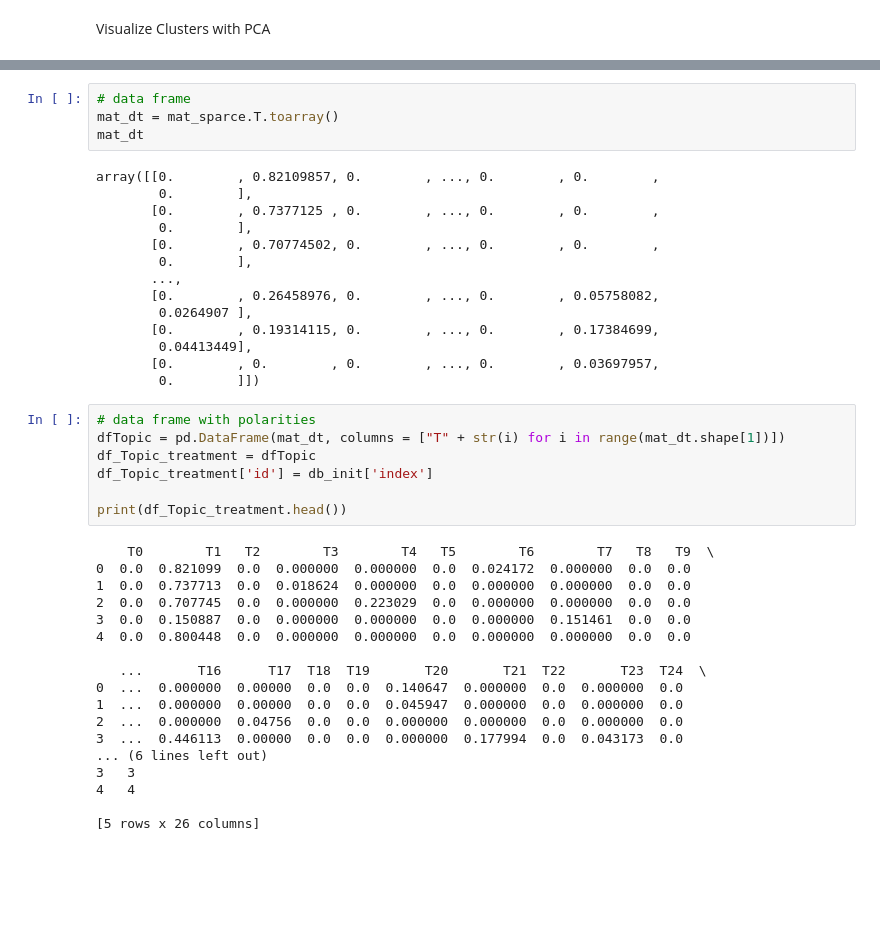
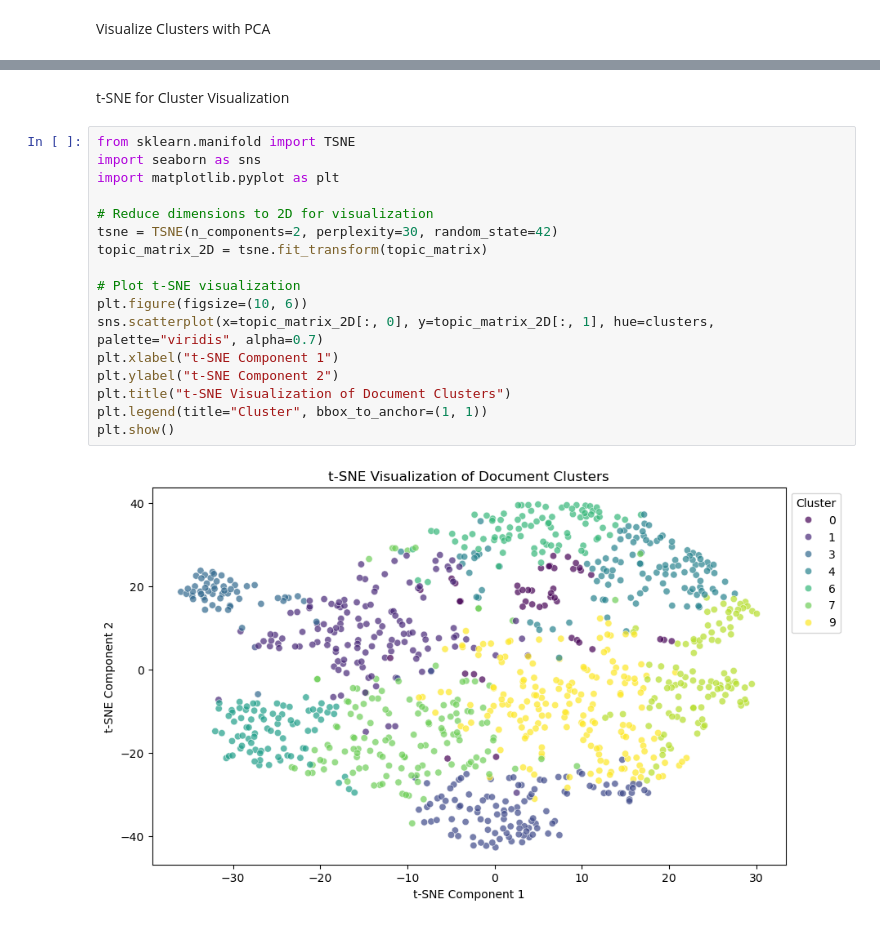
Before and after one commit to vastuhlfauth/2025_Pol4PED_systematic_review, a Jupyter notebook: 1_code/1_topic_model.ipynb, the cells around one changed output, grey strips where cells are left out. Drawn from its saved outputs; the diff is of its cells as text; blank space fills up the shorter version.

```diff
--- a/1_code/1_topic_model.ipynb
+++ b/1_code/1_topic_model.ipynb
@@ -374,43 +346,21 @@ print(mat_sparce)
-# %%
-# data frame
-mat_dt = mat_sparce.T.toarray()
-mat_dt
-# %% [output]
-array([[0.        , 0.82109857, 0.        , ..., 0.        , 0.        ,
-        0.        ],
-       [0.        , 0.7377125 , 0.        , ..., 0.        , 0.        ,
-        0.        ],
-       [0.        , 0.70774502, 0.        , ..., 0.        , 0.        ,
-        0.        ],
-       ...,
-       [0.        , 0.26458976, 0.        , ..., 0.        , 0.05758082,
-        0.0264907 ],
-       [0.        , 0.19314115, 0.        , ..., 0.        , 0.17384699,
-        0.04413449],
-       [0.        , 0.        , 0.        , ..., 0.        , 0.03697957,
-        0.        ]])
-# %%
-# data frame with polarities
-dfTopic = pd.DataFrame(mat_dt, columns = ["T" + str(i) for i in range(mat_dt.shape[1])])
-df_Topic_treatment = dfTopic
-df_Topic_treatment['id'] = db_init['index']
-
-print(df_Topic_treatment.head())
-# %% [output]
-    T0        T1   T2        T3        T4   T5        T6        T7   T8   T9  \
-0  0.0  0.821099  0.0  0.000000  0.000000  0.0  0.024172  0.000000  0.0  0.0
-1  0.0  0.737713  0.0  0.018624  0.000000  0.0  0.000000  0.000000  0.0  0.0
-2  0.0  0.707745  0.0  0.000000  0.223029  0.0  0.000000  0.000000  0.0  0.0
-3  0.0  0.150887  0.0  0.000000  0.000000  0.0  0.000000  0.151461  0.0  0.0
-4  0.0  0.800448  0.0  0.000000  0.000000  0.0  0.000000  0.000000  0.0  0.0
-
-   ...       T16      T17  T18  T19       T20       T21  T22       T23  T24  \
-0  ...  0.000000  0.00000  0.0  0.0  0.140647  0.000000  0.0  0.000000  0.0
-1  ...  0.000000  0.00000  0.0  0.0  0.045947  0.000000  0.0  0.000000  0.0
-2  ...  0.000000  0.04756  0.0  0.0  0.000000  0.000000  0.0  0.000000  0.0
-3  ...  0.446113  0.00000  0.0  0.0  0.000000  0.177994  0.0  0.043173  0.0
-... (6 lines left out)
-3   3
-4   4
-
-[5 rows x 26 columns]
+# %% [markdown]
+t-SNE for Cluster Visualization
+# %%
+from sklearn.manifold import TSNE
+import seaborn as sns
+import matplotlib.pyplot as plt
+
+# Reduce dimensions to 2D for visualization
+tsne = TSNE(n_components=2, perplexity=30, random_state=42)
+topic_matrix_2D = tsne.fit_transform(topic_matrix)
+
+# Plot t-SNE visualization
+plt.figure(figsize=(10, 6))
+sns.scatterplot(x=topic_matrix_2D[:, 0], y=topic_matrix_2D[:, 1], hue=clusters, palette="viridis", alpha=0.7)
+plt.xlabel("t-SNE Component 1")
+plt.ylabel("t-SNE Component 2")
+plt.title("t-SNE Visualization of Document Clusters")
+plt.legend(title="Cluster", bbox_to_anchor=(1, 1))
+plt.show()
+# %% [output]
+[figure, added]
```
Also changed, not shown: parts of 17 cells of this notebook.
